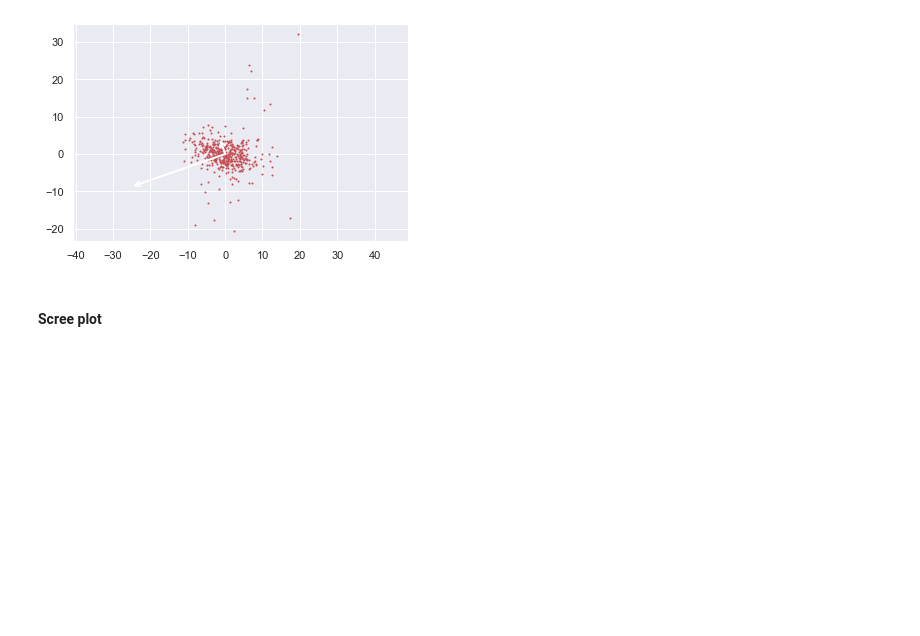
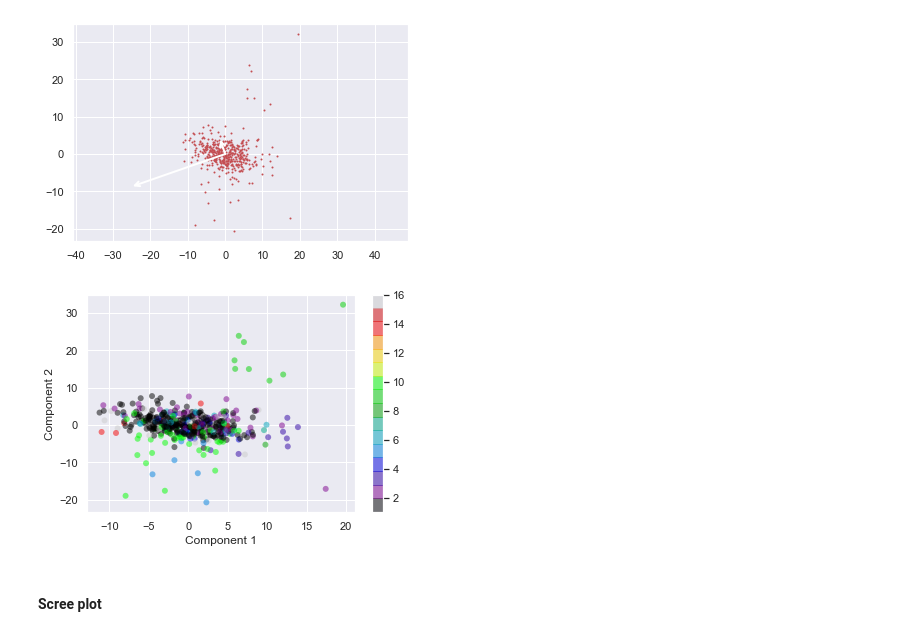
Before and after one commit to anaterovic/UZOP, a Jupyter notebook: code.ipynb, the cells around one changed output. Cells and saved outputs as stored; diff of their text form; code cells hidden in the pictures; blank space fills up the shorter version.

Commit message:
PCA 2D plot phase2

```diff
--- a/code.ipynb
+++ b/code.ipynb
@@ -137,6 +135,13 @@ for length, vector in zip(pca.explained_variance_, pca.components_):
 plt.axis('equal');
 # %% [output]
 [figure]
+# %%
+plt.scatter(finalDf["PC1"],finalDf["PC2"], c=finalDf.diagnosis, edgecolor='none', alpha=0.5,cmap=plt.cm.get_cmap('nipy_spectral', 16))
+plt.xlabel('Component 1')
+plt.ylabel('Component 2')
+plt.colorbar();
+# %% [output]
+[figure, added]
 # %% [markdown]
 #### Scree plot
 # %%
```
Also changed, not shown: parts of 1 cell of this notebook.
